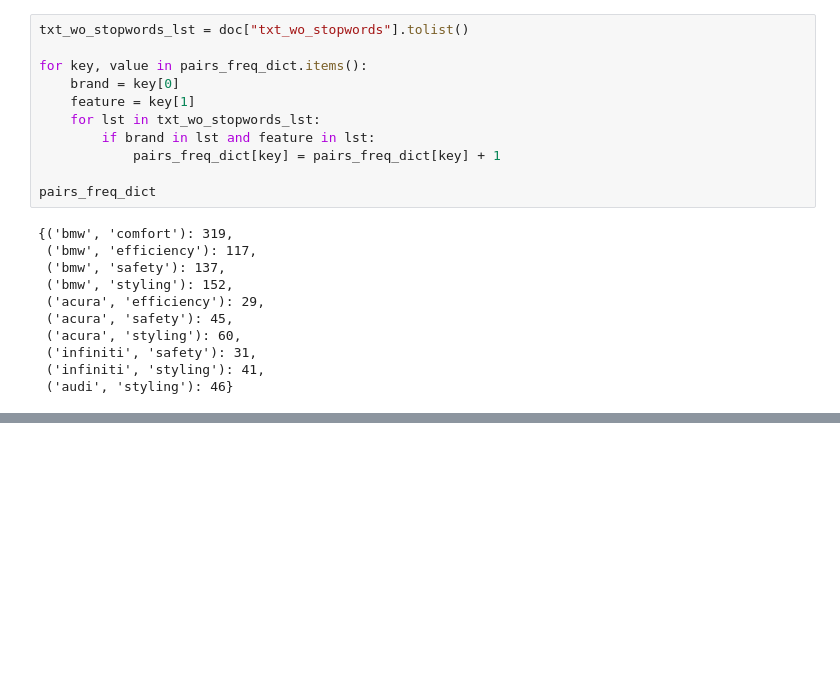
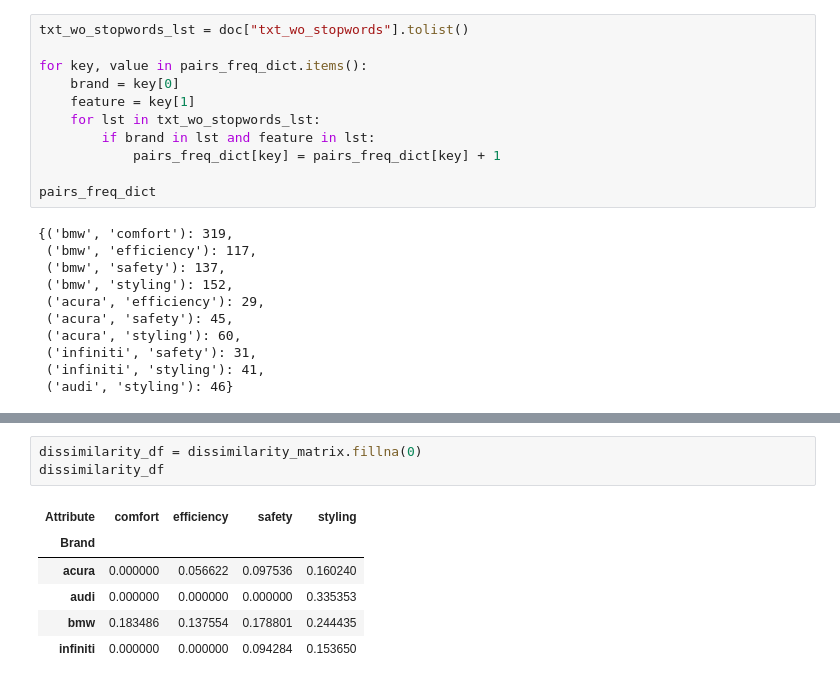
Before and after one commit to TeachFakerPlayingMid/INSY669-Text-Analytics-, a Jupyter notebook: Task C.ipynb, the cells around one changed output, grey strips where cells are left out. Saved outputs shown, nothing was run; the diff lists cells and outputs as text; blank space fills up the shorter version.

```diff
--- a/Task C.ipynb
+++ b/Task C.ipynb
@@ -250,0 +311,10 @@ lift_dict
+# %%
+dissimilarity_df = dissimilarity_matrix.fillna(0)
+dissimilarity_df
+# %% [output]
+| Attribute | comfort | efficiency | safety | styling |
+| Brand |  |  |  |  |
+| acura | 0.000000 | 0.056622 | 0.097536 | 0.160240 |
+| audi | 0.000000 | 0.000000 | 0.000000 | 0.335353 |
+| bmw | 0.183486 | 0.137554 | 0.178801 | 0.244435 |
+| infiniti | 0.000000 | 0.000000 | 0.094284 | 0.153650 |
```
Also changed, not shown: parts of 13 cells of this notebook, 1 other file.
